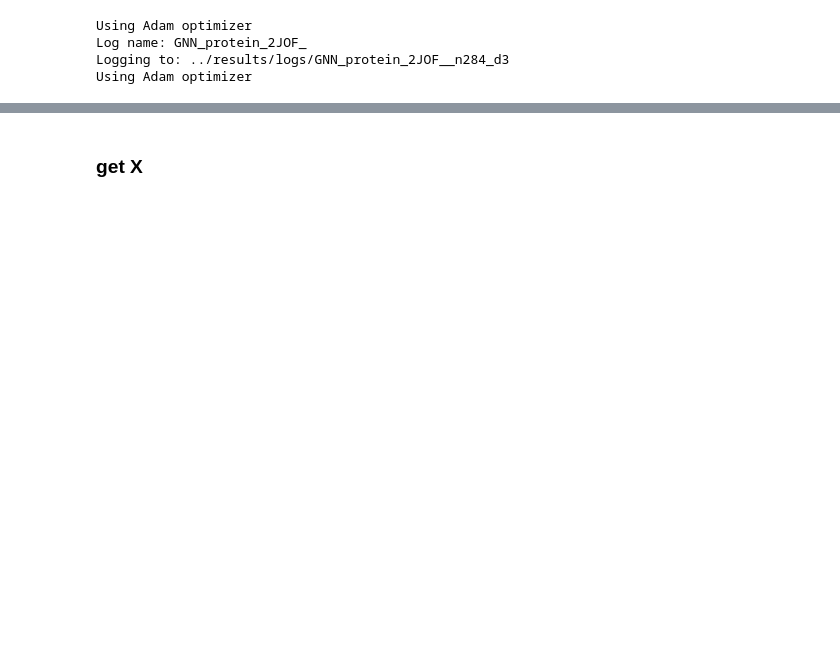
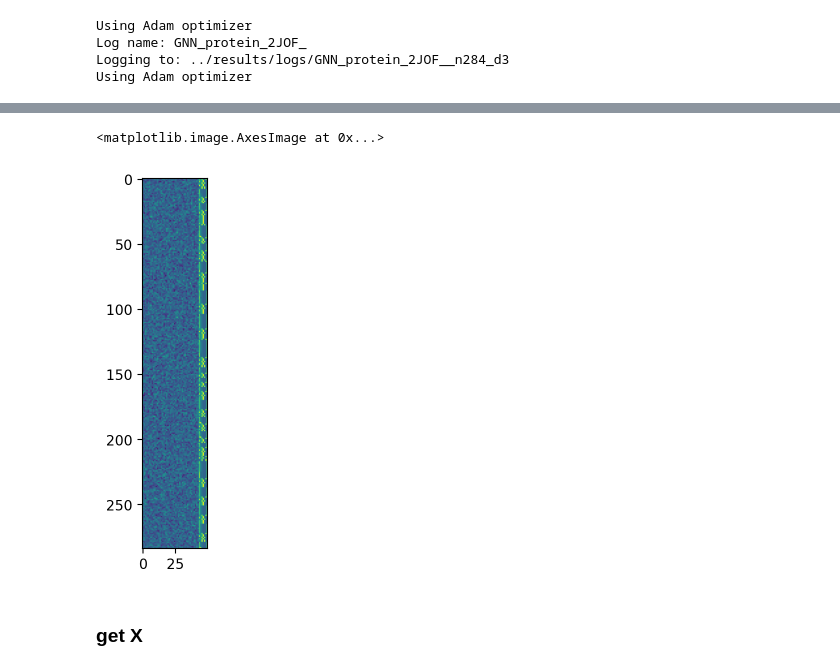
Before and after one commit to nimadehmamy/coarse_graining_reparam, a Jupyter notebook: experiments/Protein-fold2.ipynb, the cells around one changed output, grey strips where cells are left out. Drawn from its saved outputs; the diff is of its cells as text; code cells hidden in the pictures; blank space fills up the shorter version.

```diff
--- a/experiments/Protein-fold2.ipynb
+++ b/experiments/Protein-fold2.ipynb
@@ -614,3 +1036,8 @@ plt.legend(['GNN', 'FG', 'GD'])
+# %%
+plt.imshow(V(gnn_reparam.latent_embedding))
+# %% [output]
+<matplotlib.image.AxesImage at 0x...>
+[figure, added]
 # %% [markdown]
 ### get X
 # %%
```
Also changed, not shown: parts of 42 cells of this notebook, 6 other files.
